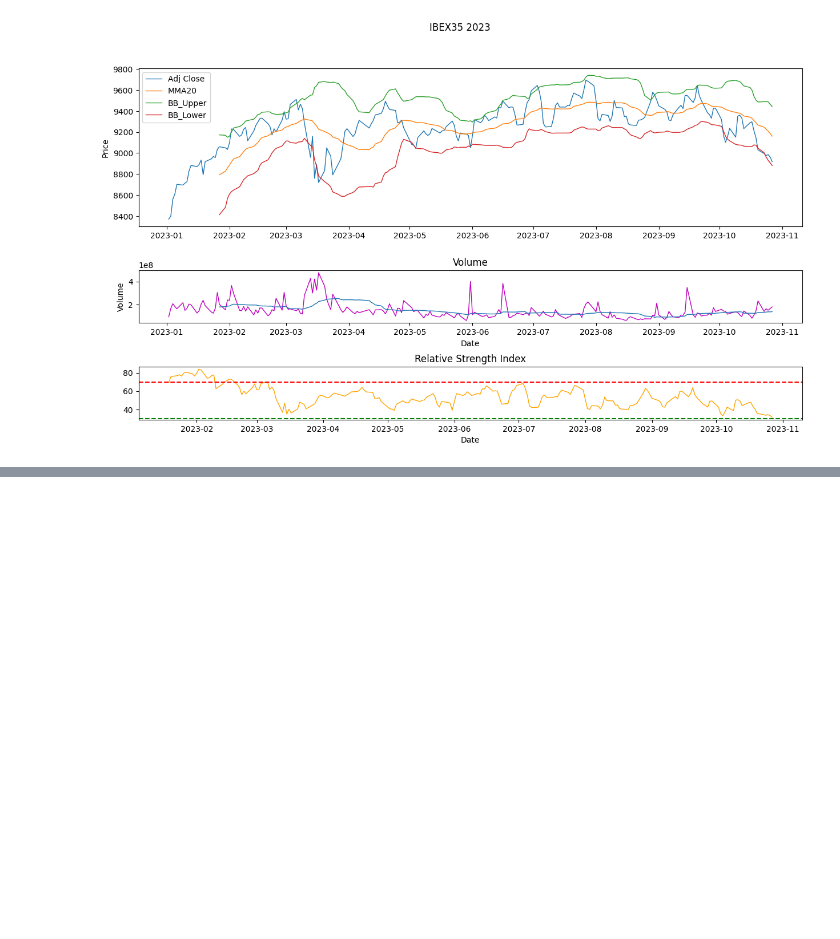
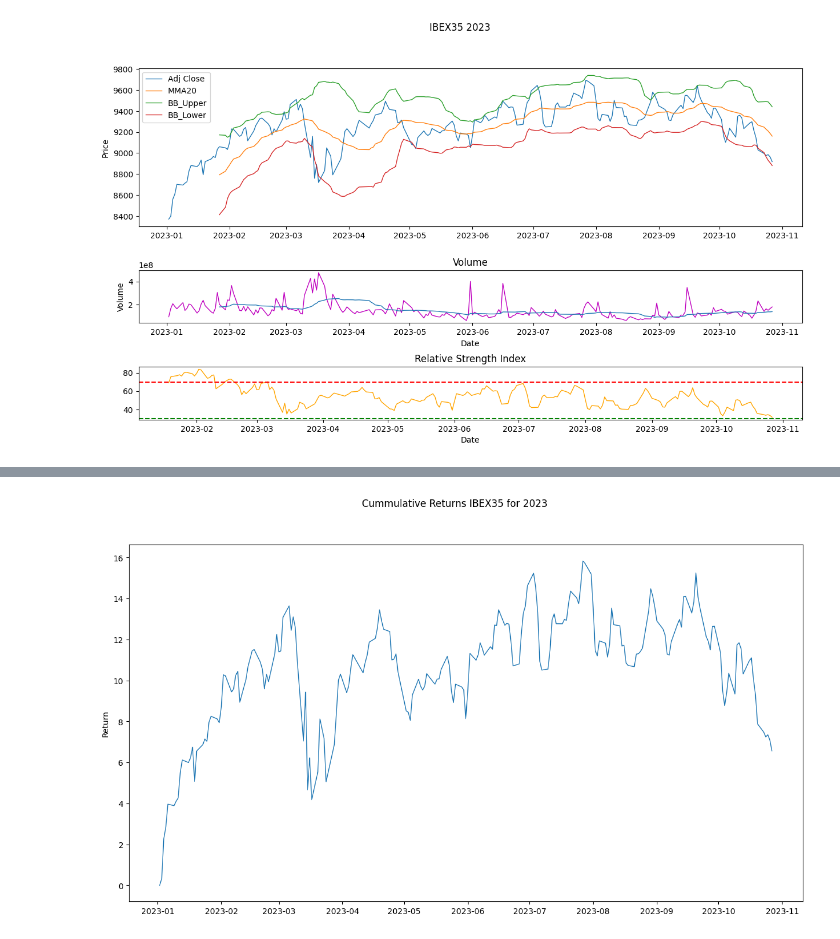
Before and after one commit to alfonrodrisimon/Stock-Market-Finance-Python, a Jupyter notebook: notebooks/Ibex35-notebook.ipynb, the cells around one changed output, grey strips where cells are left out. Cells and saved outputs as stored; diff of their text form; code cells hidden in the pictures; blank space fills up the shorter version.

```diff
--- a/notebooks/Ibex35-notebook.ipynb
+++ b/notebooks/Ibex35-notebook.ipynb
@@ -137,0 +144,12 @@ ibex35.tail(10)
+# %%
+# Plot Cummulative Returns ^IBEX for 2023
+fig, axs = plt.subplots(figsize=(15, 8))
+
+# Graph 0
+fig.suptitle("Cummulative Returns IBEX35 for 2023")
+axs.set_ylabel('Return')
+axs.plot(ibex35['Cummulative_Return'].loc['2023'],linewidth=1)
+
+plt.show()
+# %% [output]
+[figure, added]
```
Also changed, not shown: parts of 4 cells of this notebook.
